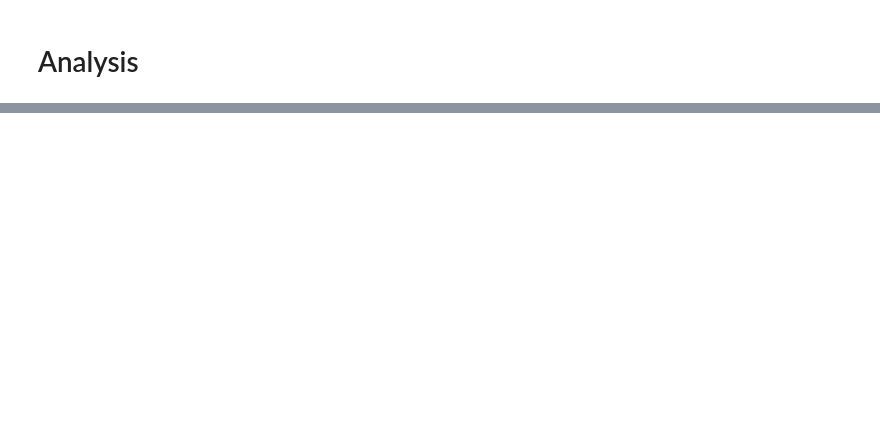
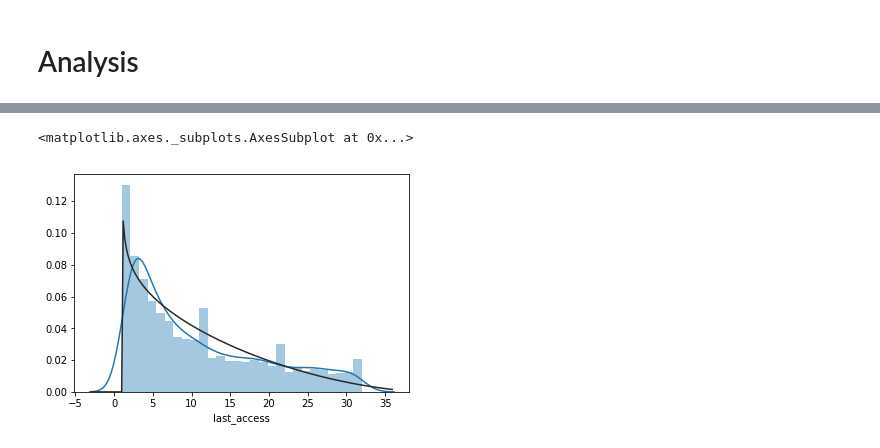
Before and after one commit to vicaws/Whizz, a Jupyter notebook: Code/Churn/Churn/NB_FeatureEngineering.ipynb, the cells around one changed output, grey strips where cells are left out. Saved outputs shown, nothing was run; the diff lists cells and outputs as text; code cells hidden in the pictures; blank space fills up the shorter version.

```diff
--- a/Code/Churn/Churn/NB_FeatureEngineering.ipynb
+++ b/Code/Churn/Churn/NB_FeatureEngineering.ipynb
@@ -194 +197,32 @@ g2.plot_joint(plt.scatter, c="k", s=10, linewidth=1, marker="+", alpha=0.5)
 [figure]
+# %%
+df_whizz = pd.DataFrame()
+
+warnings.filterwarnings('ignore')
+for cmonth in tqdm(range(1, df_subspt1.customer_month.max()+1)):
+
+    ftrCM = FeatureCM(ftr, cmonth, df_subspt1)
+
+    ftrCM.add_usageTime()
+    ftrCM.add_progress()
+    ftrCM.add_age()
+    ftrCM.add_outcome()
+    ftrCM.add_score()
+    ftrCM.add_hardship()
+
+    df = ftrCM.df_whizz_
+
+    df_whizz = pd.concat([df_whizz, df], axis=0)
+warnings.filterwarnings('default')
+# %%
+df_whizz1 = df_whizz.set_index(['customer_month'], append=True, inplace=False)
+# %%
+df_whizz1 = df_whizz.reset_index()
+df_whizz1.set_index(['customer_month', 'pupilId'], inplace=True)
+# %%
+from scipy.stats import beta
+
+sns.distplot(df_whizz1.last_access+1, fit=beta)
+# %% [output]
+<matplotlib.axes._subplots.AxesSubplot at 0x...>
+[figure, added]
```
Also changed, not shown: parts of 13 cells of this notebook, 5 other files.
